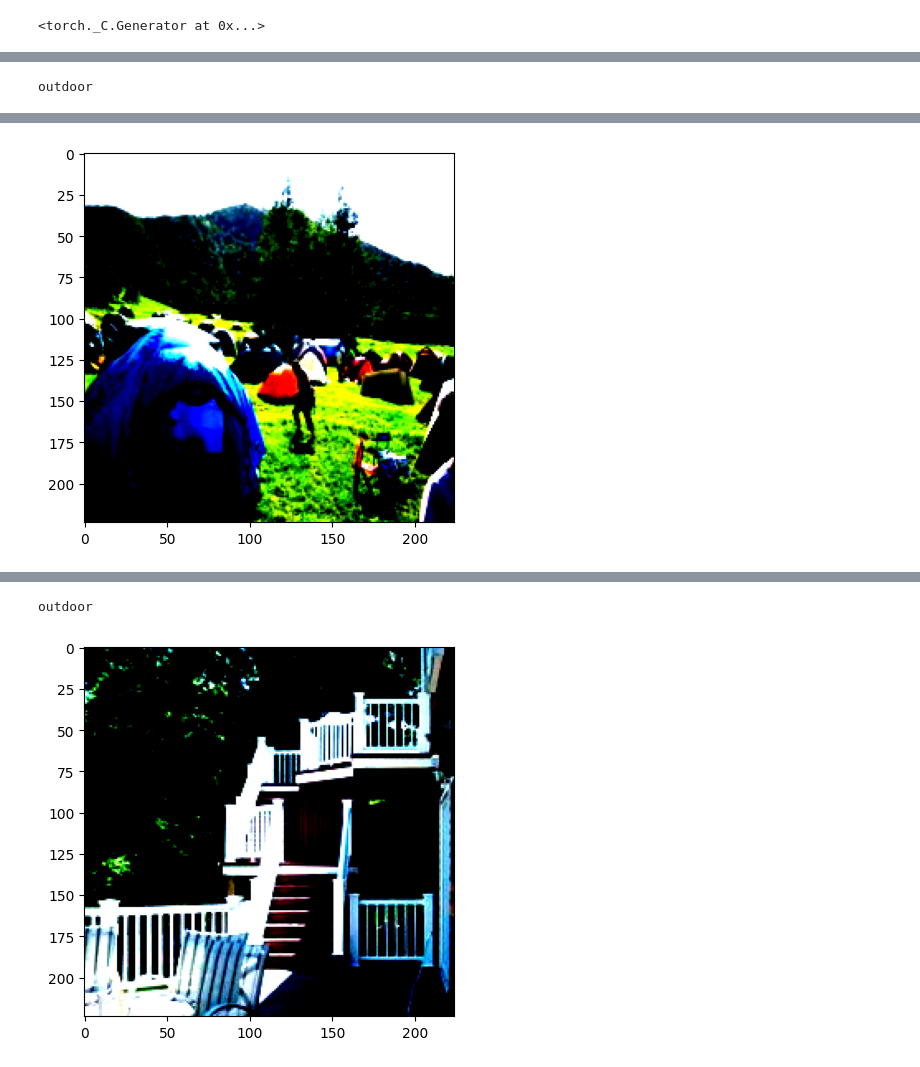
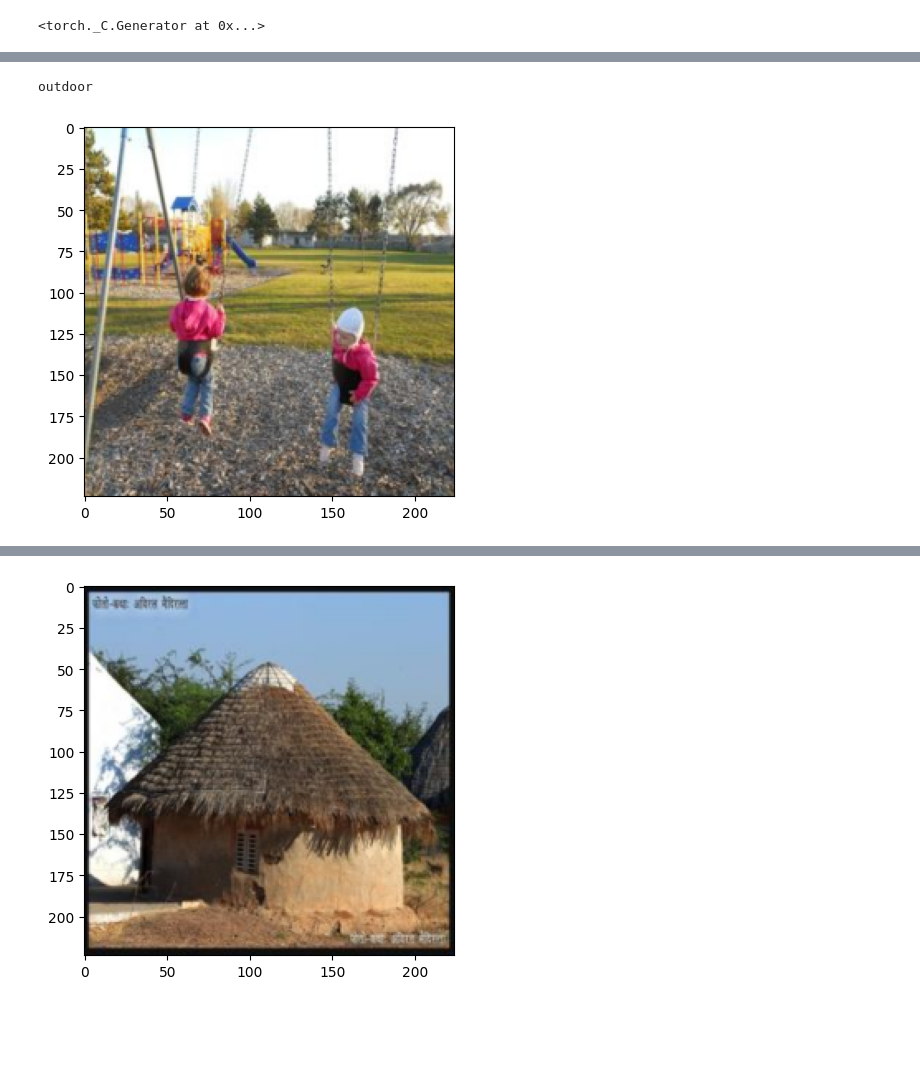
Before and after one commit to EmperorNao/NN, a Jupyter notebook: hw3/hw3.ipynb, the cells around one changed output, grey strips where cells are left out. Cells and saved outputs as stored; diff of their text form; code cells hidden in the pictures; blank space fills up the shorter version.

```diff
--- a/hw3/hw3.ipynb
+++ b/hw3/hw3.ipynb
@@ -210,8 +144,7 @@ target_transform = lambda x: int(x == 'indoor')
 
 transform = transforms.Compose([
     transforms.Resize((224, 224)),
-    transforms.ToTensor(),
-    transforms.Normalize(mean=[0.485, 0.456, 0.406], std=[0.229, 0.224, 0.225]),
+    transforms.ToTensor()
 ])
 
 
@@ -219,18 +152,19 @@ train_data = InoutDataset(os.path.join(dataset_path, "train"), transform=transfo
 val_data = InoutDataset(os.path.join(dataset_path, "val"), transform=transform, target_transform=target_transform)
 test_data = InoutDataset(os.path.join(dataset_path, "test"), transform=transform, target_transform=target_transform)
 
-train_loader = torch.utils.data.DataLoader(train_data, batch_size=64, shuffle=True)
-val_loader = torch.utils.data.DataLoader(val_data, batch_size=64, shuffle=False)
-test_loader = torch.utils.data.DataLoader(test_data, batch_size=64, shuffle=False)
+train_loader = torch.utils.data.DataLoader(train_data, batch_size=128, shuffle=True)
+val_loader = torch.utils.data.DataLoader(val_data, batch_size=128, shuffle=False)
+test_loader = torch.utils.data.DataLoader(test_data, batch_size=128, shuffle=False)
 # %%
 import matplotlib.pyplot as plt
 
 print(train_data.get_class(0))
-plt.imshow(train_data[1][0].permute(1, 2, 0))
+plt.imshow(train_data[0][0].permute(1, 2, 0))
 plt.show()
 
 print(train_data.get_class(200000))
-plt.imshow(train_data[200001][0].permute(1, 2, 0))
+plt.imshow(train_data[200000][0].permute(1, 2, 0))
 plt.show()
 # %% [output]
 outdoor
+[figure, new version]
@@ -238 +171,0 @@ WARNING:matplotlib.image:Clipping input data to the valid range for imshow with
-[figure, old version]
@@ -240,5 +172,4 @@ WARNING:matplotlib.image:Clipping input data to the valid range for imshow with
-outdoor
-[figure, old version]
+[figure, new version]
 # %%
 def train(data, model, optimizer, n_epochs=20, steps_per_epoch=500, device='cuda'):
     train_dataloader = data['train']
```
Also changed, not shown: parts of 12 cells of this notebook.
